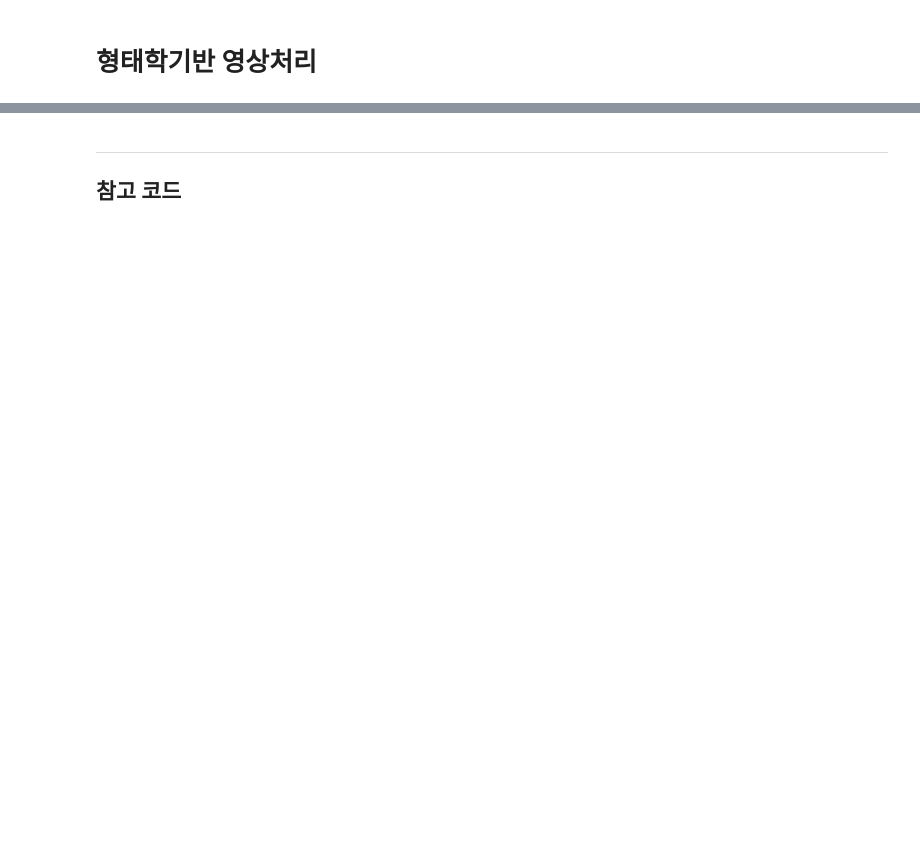
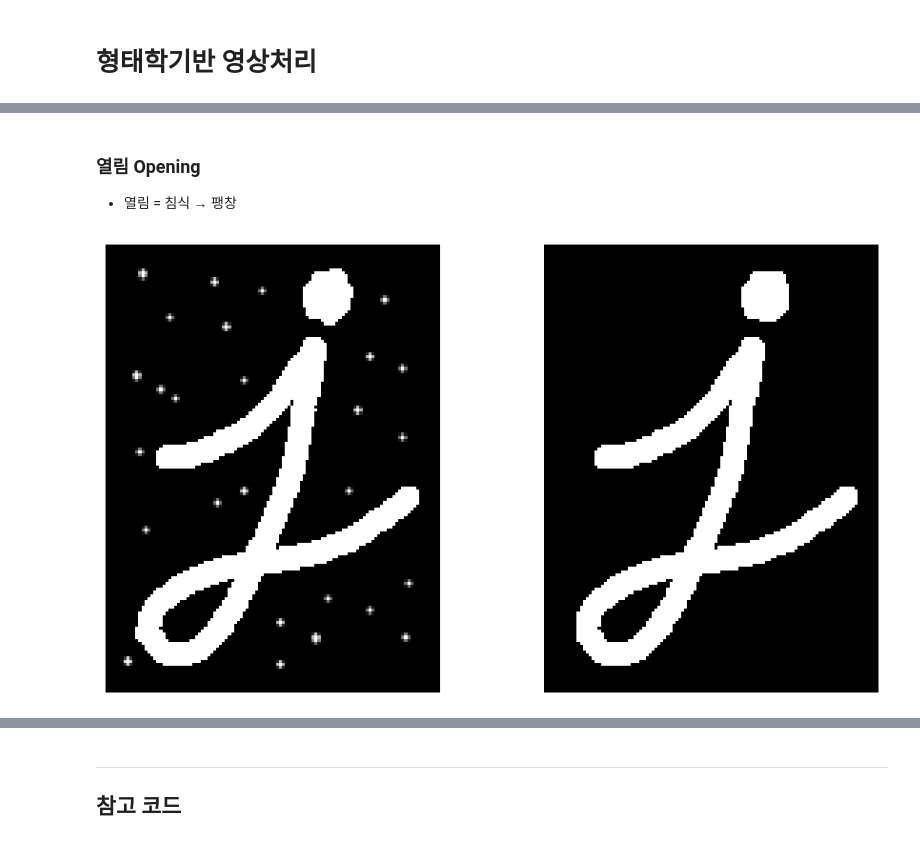
Before and after one commit to LEE-Sanghoon/ITE4052, a Jupyter notebook: 03.Morphological_Processing.ipynb, the cells around one changed output, grey strips where cells are left out. Drawn from its saved outputs; the diff is of its cells as text; code cells hidden in the pictures; blank space fills up the shorter version.

```diff
--- a/03.Morphological_Processing.ipynb
+++ b/03.Morphological_Processing.ipynb
@@ -31,0 +57,25 @@ plt.show()
+# %% [markdown]
+### 열림 Opening
+
+- 열림 = 침식 → 팽창
+# %%
+import cv2
+import numpy as np
+
+img_file = "j_dot.png"
+src = cv2.imread(img_file, cv2.IMREAD_GRAYSCALE)
+
+kernel = np.ones((5,5), np.uint8)
+dst = cv2.morphologyEx(src, cv2.MORPH_OPEN, kernel)
+
+
+from matplotlib import pyplot as plt
+
+fig, ax = plt.subplots(nrows=1, ncols=2, figsize=(10,5))
+ax[0].imshow(src, cmap="gray"), ax[0].axis("off")
+ax[1].imshow(dst, cmap="gray"), ax[1].axis("off")
+
+plt.tight_layout()
+plt.show()
+# %% [output]
+[figure, added]
```
Also changed, not shown: parts of 12 cells of this notebook, 3 other files.
